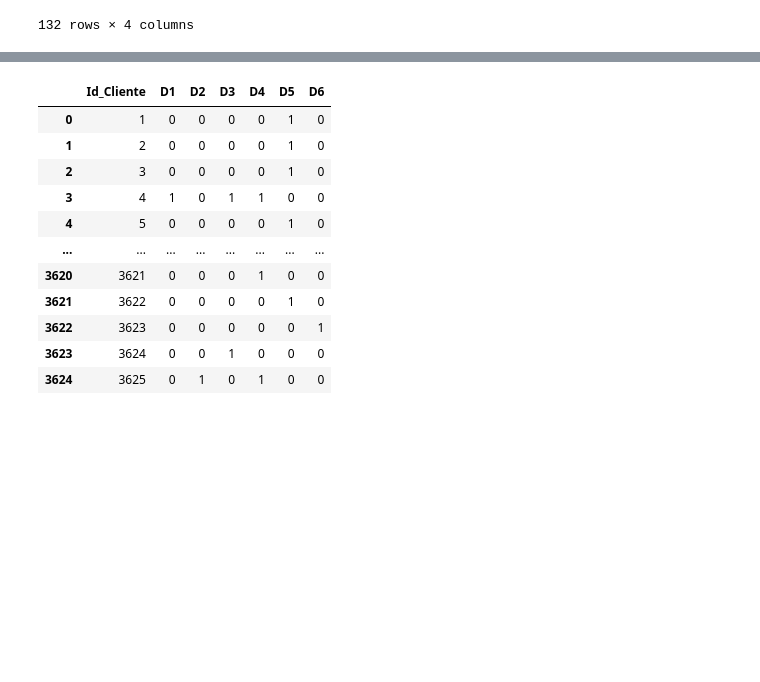
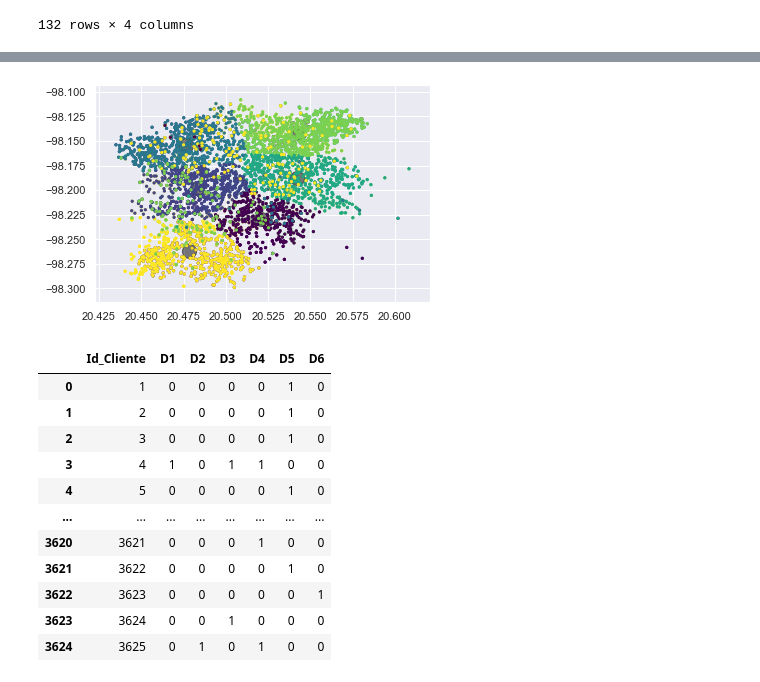
Before and after one commit to AlbertoMandujanoMontes/reto-mexico-2020, a Jupyter notebook: Codigos/AnalisisPython.ipynb, the cells around one changed output, grey strips where cells are left out. Drawn from its saved outputs; the diff is of its cells as text; code cells hidden in the pictures; blank space fills up the shorter version.

```diff
--- a/Codigos/AnalisisPython.ipynb
+++ b/Codigos/AnalisisPython.ipynb
@@ -537,21 +551,3 @@ final_drawing_routs
 | 3623 | 3624 | 0 | 0 | 1 | 0 | 0 | 0 |
 | 3624 | 3625 | 0 | 0 | 0 | 1 | 0 | 0 |
 3625 rows × 7 columns
-# %%
-#clients_to_asign_replicated=clients_to_asign_replicated.head()
-list_of_volumes = [sum(data_clientes_in_cluster1['Vol_Entrega']),
-    sum(data_clientes_in_cluster2['Vol_Entrega']),
-    sum(data_clientes_in_cluster3['Vol_Entrega']),
-    sum(data_clientes_in_cluster4['Vol_Entrega']),
-    sum(data_clientes_in_cluster5['Vol_Entrega']),
-    sum(data_clientes_in_cluster6['Vol_Entrega']),
-    ]
-
-list_of_deliveries = [
-    data_clientes_in_cluster1.shape[0],
-    data_clientes_in_cluster2.shape[0],
-    data_clientes_in_cluster3.shape[0],
-    data_clientes_in_cluster4.shape[0],
-    data_clientes_in_cluster5.shape[0],
-    data_clientes_in_cluster6.shape[0],
-    ]
@@ -689,3 +674,15 @@ for client_to_asign in clients_to_asign_replicated['Id_Cliente']:
 
     clients_in_cluster_6 = asigned_clusters_haversine["Cluster6"]
     data_clientes_in_cluster6 = data[data["Id_Cliente"].isin(clients_in_cluster_6)]
+# %%
+data_clientes_in_cluster1['Cluster']=1
+data_clientes_in_cluster2['Cluster']=2
+data_clientes_in_cluster3['Cluster']=3
+data_clientes_in_cluster4['Cluster']=4
+data_clientes_in_cluster5['Cluster']=5
+data_clientes_in_cluster6['Cluster']=6
+
+data_clientes_in_cluster_final = pd.concat([data_clientes_in_cluster1,data_clientes_in_cluster2,
+                                           data_clientes_in_cluster3,data_clientes_in_cluster4,
+                                           data_clientes_in_cluster5,data_clientes_in_cluster6])
+data_clientes_in_cluster_final
@@ -692,3 +720,14 @@ for client_to_asign in clients_to_asign_replicated['Id_Cliente']:
+# %%
+plt.scatter(data_clientes_in_cluster_final['lat'], data_clientes_in_cluster_final['lon'], c=data_clientes_in_cluster_final['Cluster'], s=5, cmap='viridis')
+
+centers = Kmeans_cluster.cluster_centers_
+plt.scatter(centers[:, 0], centers[:, 1], c='black', s=200, alpha=0.5);
+
+route_drawing_plot = plt.scatter(final_df_points_clasified_kmeans['lat'], final_df_points_clasified_kmeans['lon'], c=final_df_points_clasified_kmeans['Cluster'], s=5, cmap='viridis')
+
+route_drawing_plot.get_figure().savefig('../Resultados/img/route_drawing_plot.pdf')
+# %% [output]
+[figure, added]
 # %%
 final_drawing_routs = data[['Id_Cliente']].copy()
 final_drawing_routs["D1"] = np.where(final_drawing_routs['Id_Cliente'].isin(clients_in_cluster_1),1,0)
```
Also changed, not shown: parts of 24 cells of this notebook, 5 other files.
